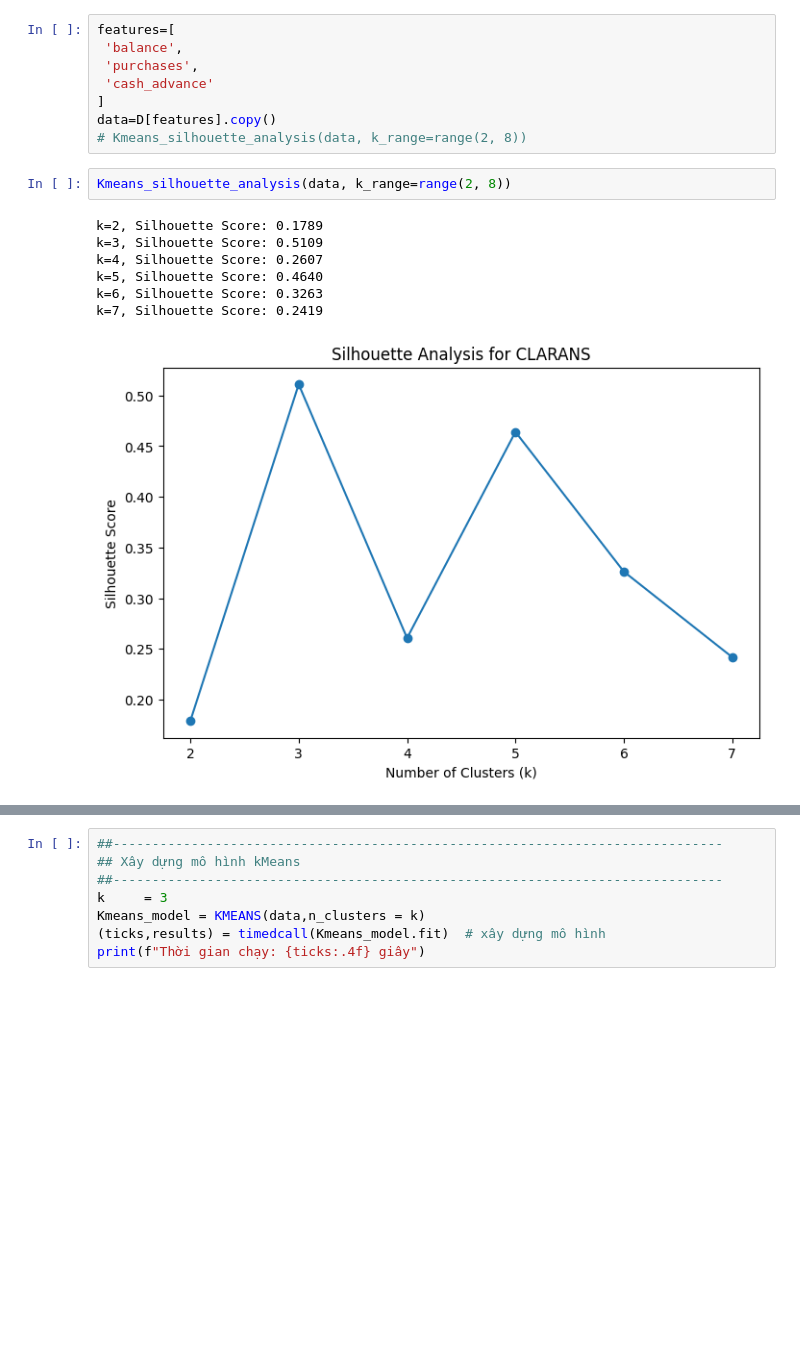
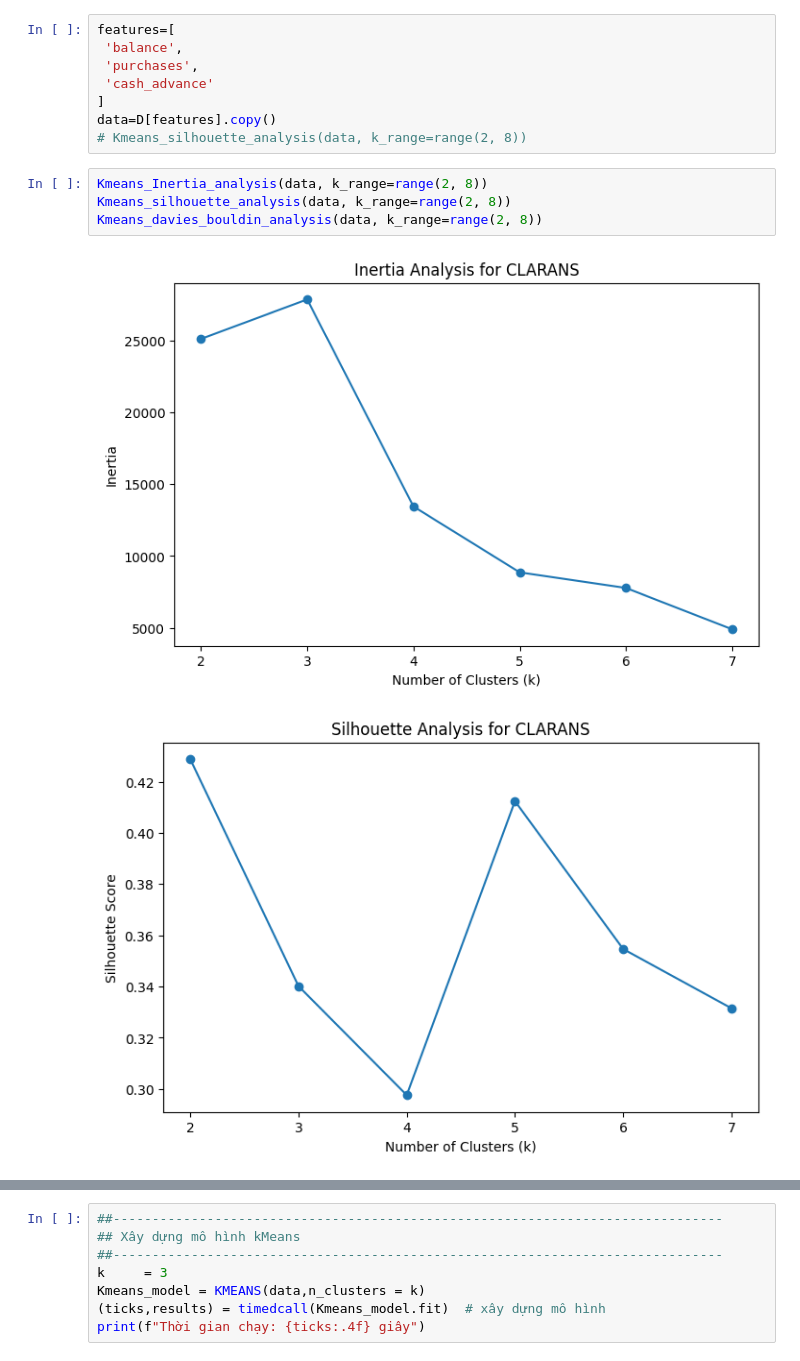
Before and after one commit to GiaHuy910/CLARANS-IN-MARKETING, a Jupyter notebook: customer_clustering/K-means.ipynb, the cells around one changed output, grey strips where cells are left out. Cells and saved outputs as stored; diff of their text form; blank space fills up the shorter version.

```diff
--- a/customer_clustering/K-means.ipynb
+++ b/customer_clustering/K-means.ipynb
@@ -17,13 +17,10 @@ features=[
 ]
 data=D[features].copy()
 # Kmeans_silhouette_analysis(data, k_range=range(2, 8))
-# %%
-Kmeans_silhouette_analysis(data, k_range=range(2, 8))
-# %% [output]
-k=2, Silhouette Score: 0.1789
-k=3, Silhouette Score: 0.5109
-k=4, Silhouette Score: 0.2607
-k=5, Silhouette Score: 0.4640
-k=6, Silhouette Score: 0.3263
-k=7, Silhouette Score: 0.2419
-[figure, removed]
+# %%
+Kmeans_Inertia_analysis(data, k_range=range(2, 8))
+Kmeans_silhouette_analysis(data, k_range=range(2, 8))
+Kmeans_davies_bouldin_analysis(data, k_range=range(2, 8))
+# %% [output]
+[figure, added]
+[figure, added]
```
Also changed, not shown: parts of 2 cells of this notebook, 11 other files.
